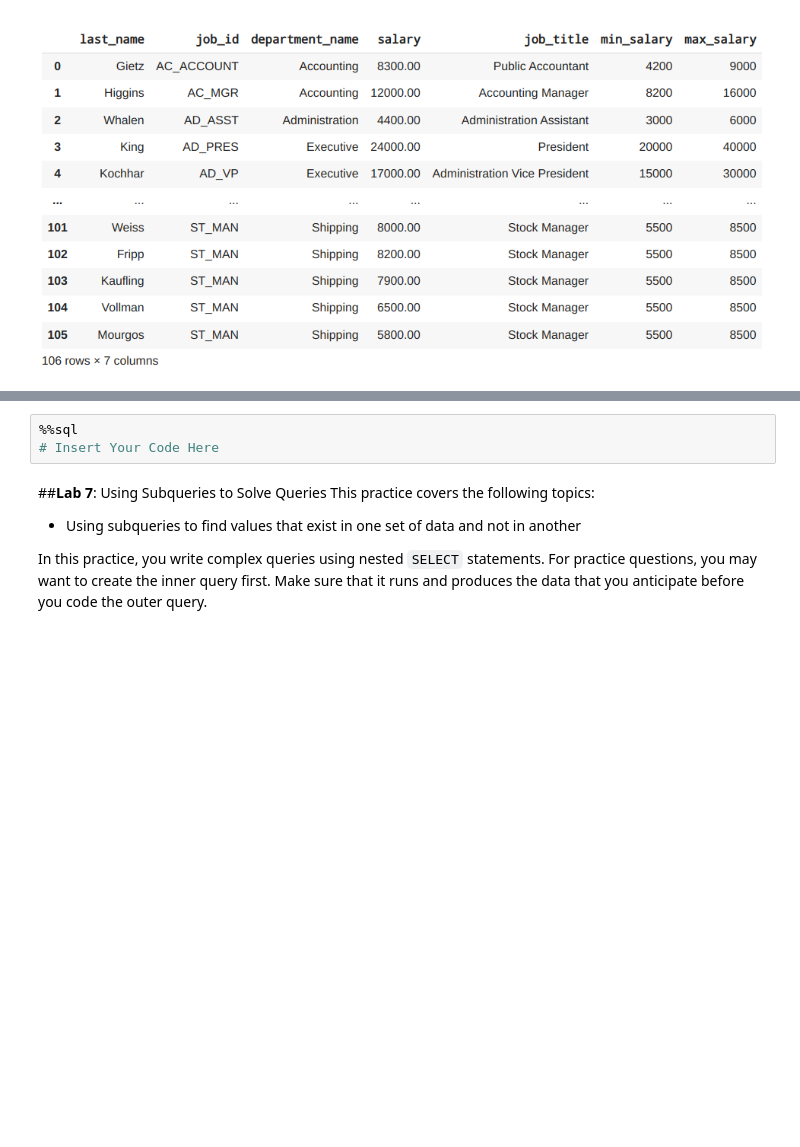
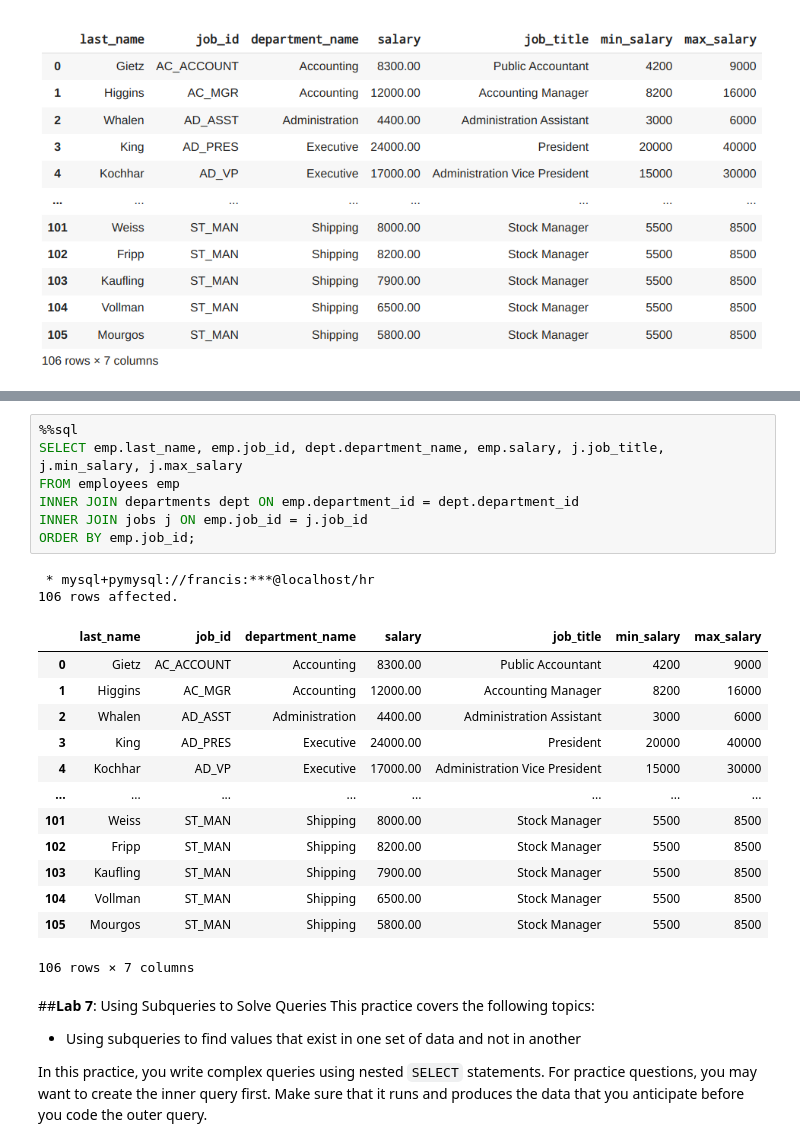
Before and after one commit to Ckodrad/CM3010-Database-Labs, a Jupyter notebook: Labs/MySQL Hand-On Lab.ipynb, the cells around one changed output, grey strips where cells are left out. Saved outputs shown, nothing was run; the diff lists cells and outputs as text; blank space fills up the shorter version.

```diff
--- a/Labs/MySQL Hand-On Lab.ipynb
+++ b/Labs/MySQL Hand-On Lab.ipynb
@@ -775,6 +784,26 @@ the <code>jobs</code> table, first show the structure of the <code>jobs</code> t
-# %%
-%%sql
-# Insert Your Code Here
+# %%
+%%sql
+SELECT emp.last_name, emp.job_id, dept.department_name, emp.salary, j.job_title, j.min_salary, j.max_salary
+FROM employees emp
+INNER JOIN departments dept ON emp.department_id = dept.department_id
+INNER JOIN jobs j ON emp.job_id = j.job_id
+ORDER BY emp.job_id;
+# %% [output]
+ * mysql+pymysql://francis:***@localhost/hr
+106 rows affected.
+|  | last_name | job_id | department_name | salary | job_title | min_salary | max_salary |
+| 0 | Gietz | AC_ACCOUNT | Accounting | 8300.00 | Public Accountant | 4200 | 9000 |
+| 1 | Higgins | AC_MGR | Accounting | 12000.00 | Accounting Manager | 8200 | 16000 |
+| 2 | Whalen | AD_ASST | Administration | 4400.00 | Administration Assistant | 3000 | 6000 |
+| 3 | King | AD_PRES | Executive | 24000.00 | President | 20000 | 40000 |
+| 4 | Kochhar | AD_VP | Executive | 17000.00 | Administration Vice President | 15000 | 30000 |
+| ... | ... | ... | ... | ... | ... | ... | ... |
+| 101 | Weiss | ST_MAN | Shipping | 8000.00 | Stock Manager | 5500 | 8500 |
+| 102 | Fripp | ST_MAN | Shipping | 8200.00 | Stock Manager | 5500 | 8500 |
+| 103 | Kaufling | ST_MAN | Shipping | 7900.00 | Stock Manager | 5500 | 8500 |
+| 104 | Vollman | ST_MAN | Shipping | 6500.00 | Stock Manager | 5500 | 8500 |
+| 105 | Mourgos | ST_MAN | Shipping | 5800.00 | Stock Manager | 5500 | 8500 |
+106 rows × 7 columns
 # %% [markdown]
 ##**Lab 7**: Using Subqueries to Solve Queries
 This practice covers the following topics:
```
Also changed, not shown: parts of 2 cells of this notebook.
